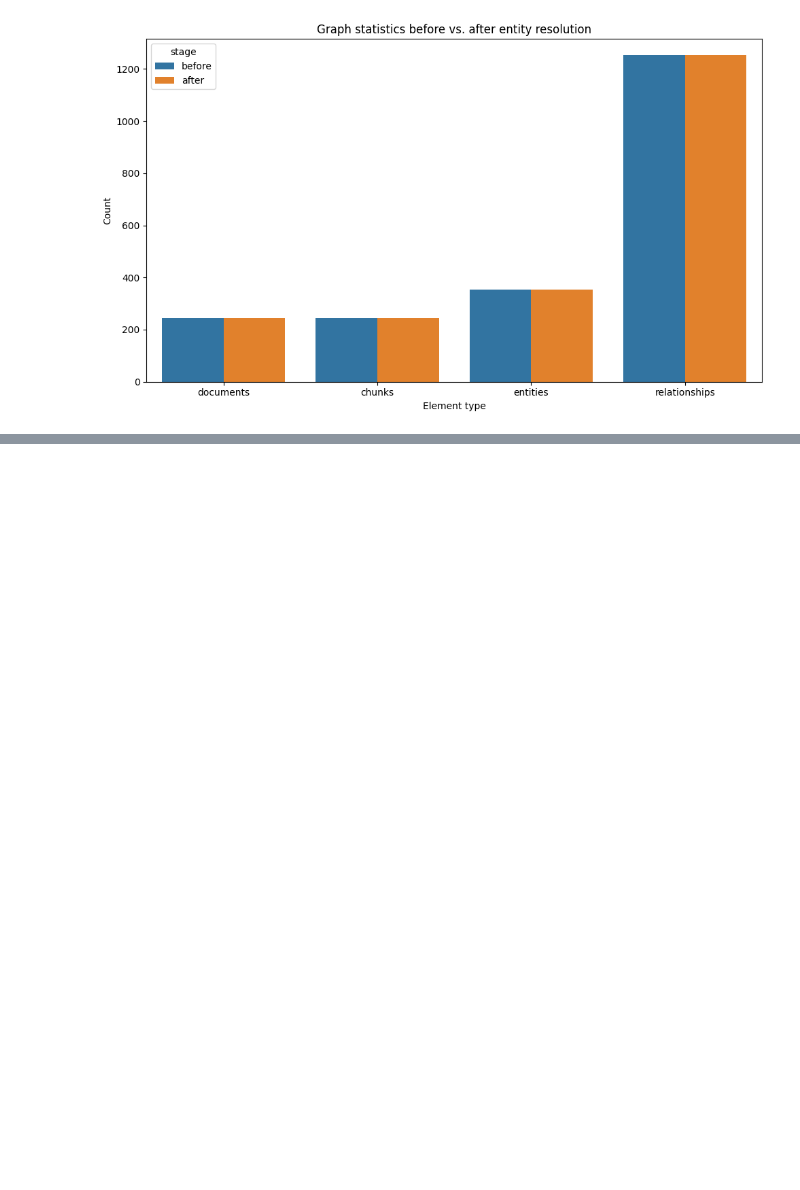
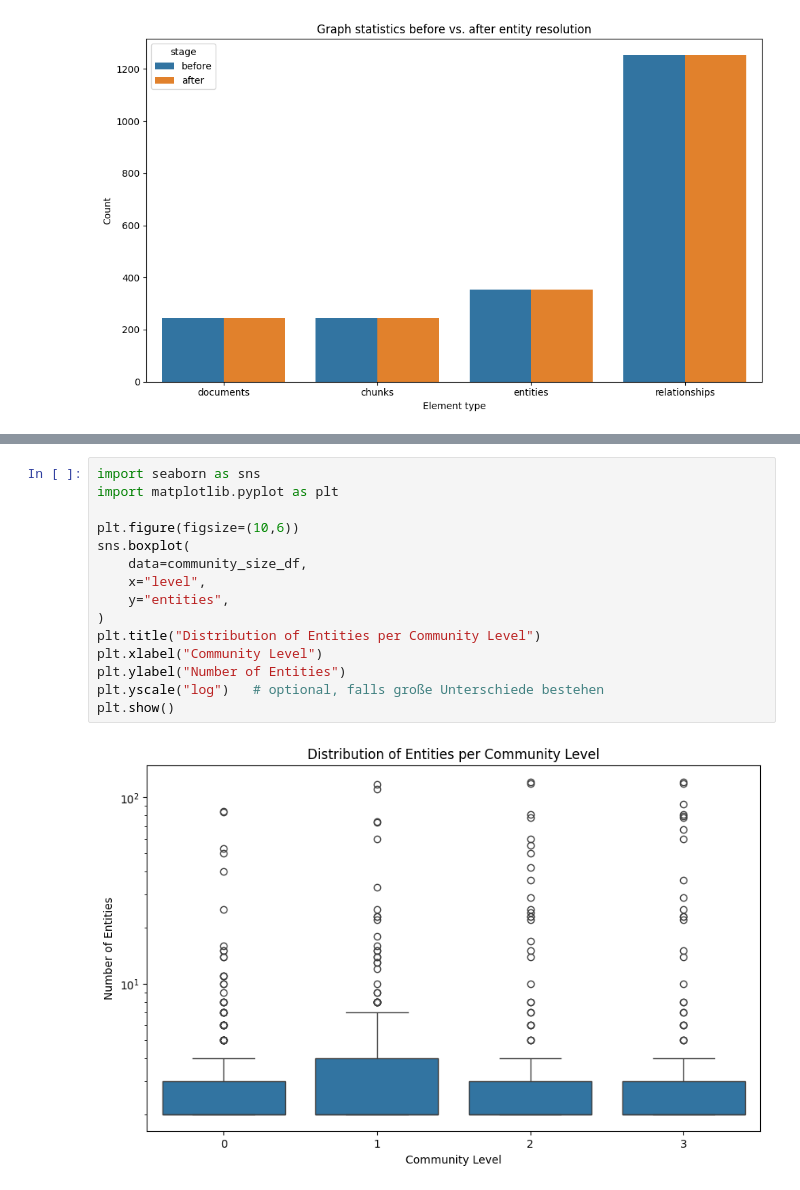
Before and after one commit to nasibatuychieva/master_thesis-rag, a Jupyter notebook: main/knowledge_graph/build_communities/nb_entity_before_after.ipynb, the cells around one changed output, grey strips where cells are left out. Saved outputs shown, nothing was run; the diff lists cells and outputs as text; blank space fills up the shorter version.

```diff
--- a/main/knowledge_graph/build_communities/nb_entity_before_after.ipynb
+++ b/main/knowledge_graph/build_communities/nb_entity_before_after.ipynb
@@ -235,0 +327,17 @@ percentiles_df
+# %%
+import seaborn as sns
+import matplotlib.pyplot as plt
+
+plt.figure(figsize=(10,6))
+sns.boxplot(
+    data=community_size_df,
+    x="level",
+    y="entities",
+)
+plt.title("Distribution of Entities per Community Level")
+plt.xlabel("Community Level")
+plt.ylabel("Number of Entities")
+plt.yscale("log")   # optional, falls große Unterschiede bestehen
+plt.show()
+# %% [output]
+[figure, added]
```
Also changed, not shown: parts of 17 cells of this notebook, 38 other files.
